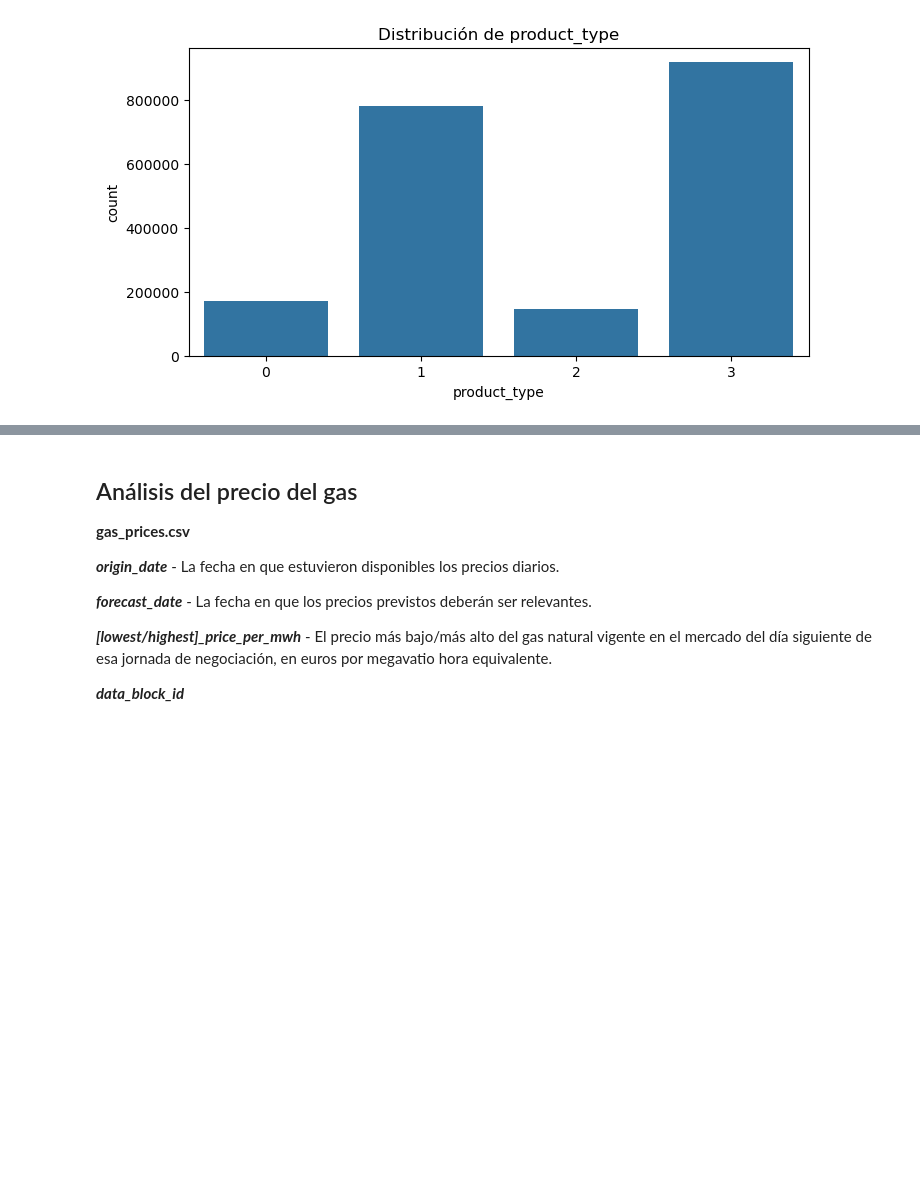
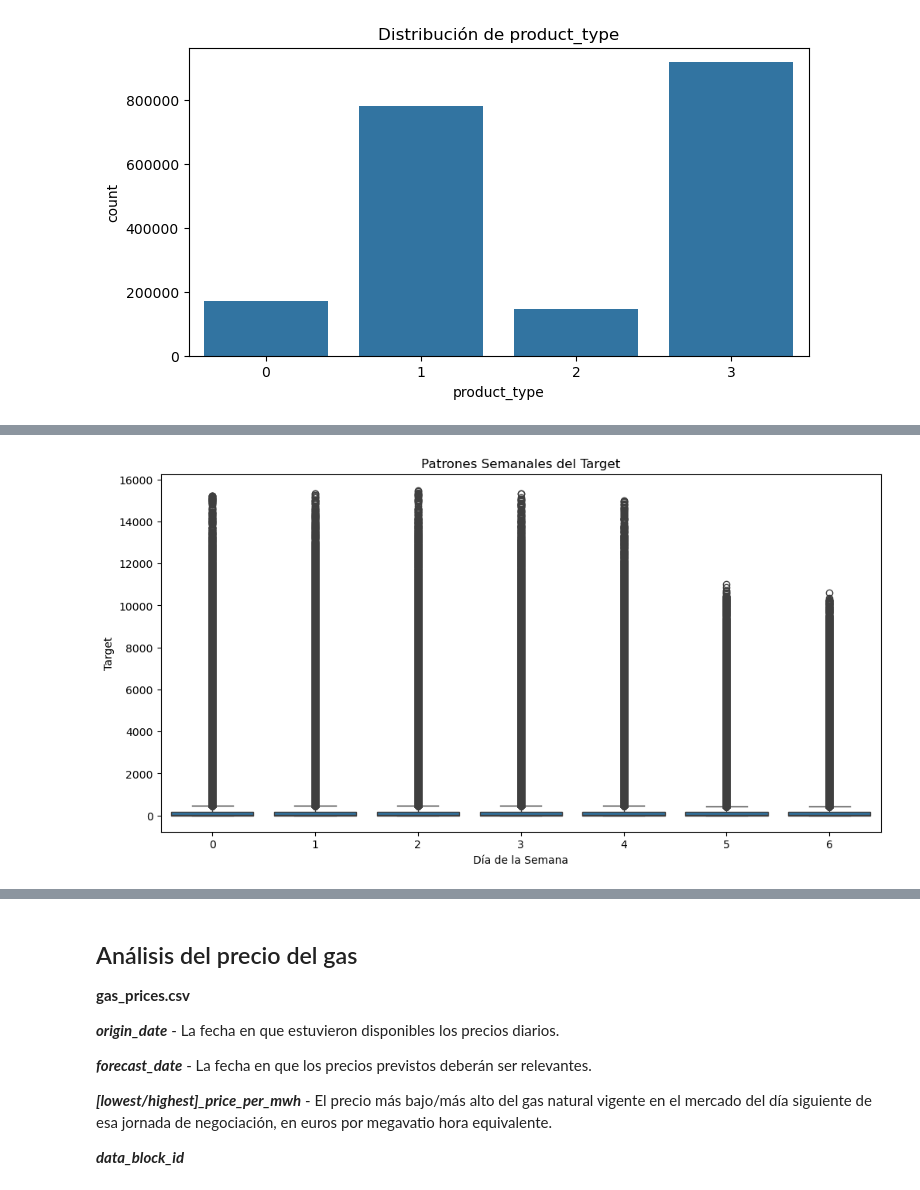
Before and after one commit to jsgiraldo/azure-ml-projects, a Jupyter notebook: projects/team_energy_time/notebooks/data_exploration.ipynb, the cells around one changed output, grey strips where cells are left out. Saved outputs shown, nothing was run; the diff lists cells and outputs as text; code cells hidden in the pictures; blank space fills up the shorter version.

```diff
--- a/projects/team_energy_time/notebooks/data_exploration.ipynb
+++ b/projects/team_energy_time/notebooks/data_exploration.ipynb
@@ -266,0 +325,10 @@ dtype: int64
+# %%
+# Patrones semanales
+plt.figure(figsize=(12, 6))
+sns.boxplot(x='dayofweek', y='target', data=train)
+plt.title('Patrones Semanales del Target')
+plt.xlabel('Día de la Semana')
+plt.ylabel('Target')
+plt.show()
+# %% [output]
+[figure, added]
```
Also changed, not shown: parts of 12 cells of this notebook.
